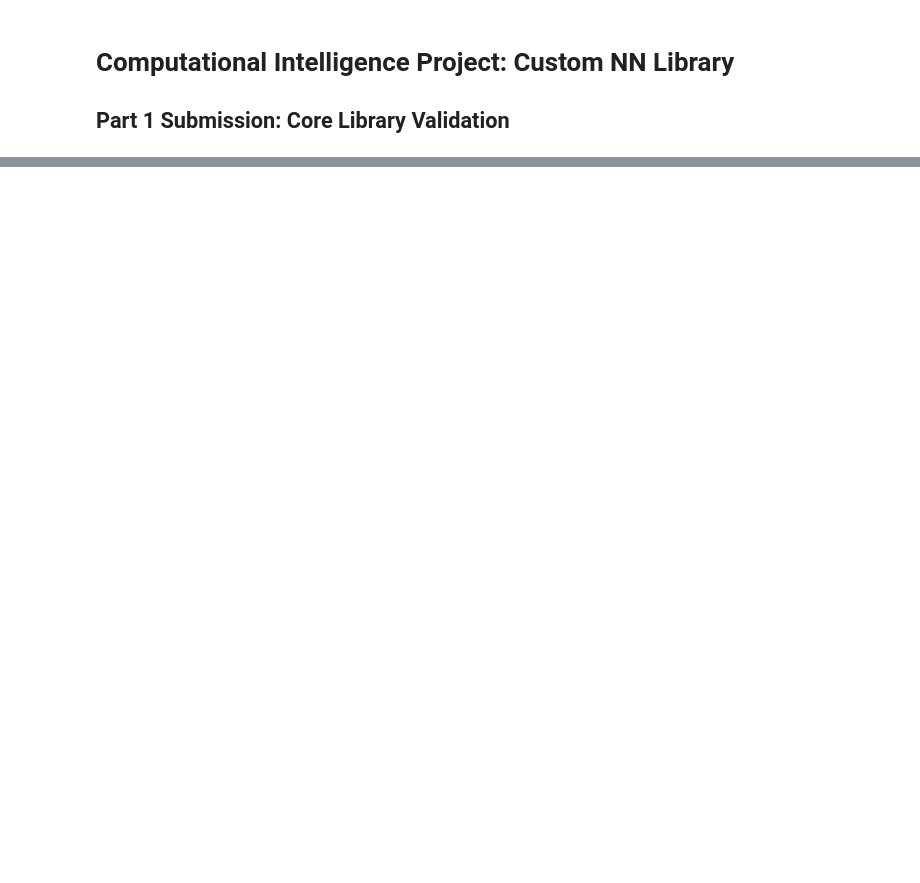
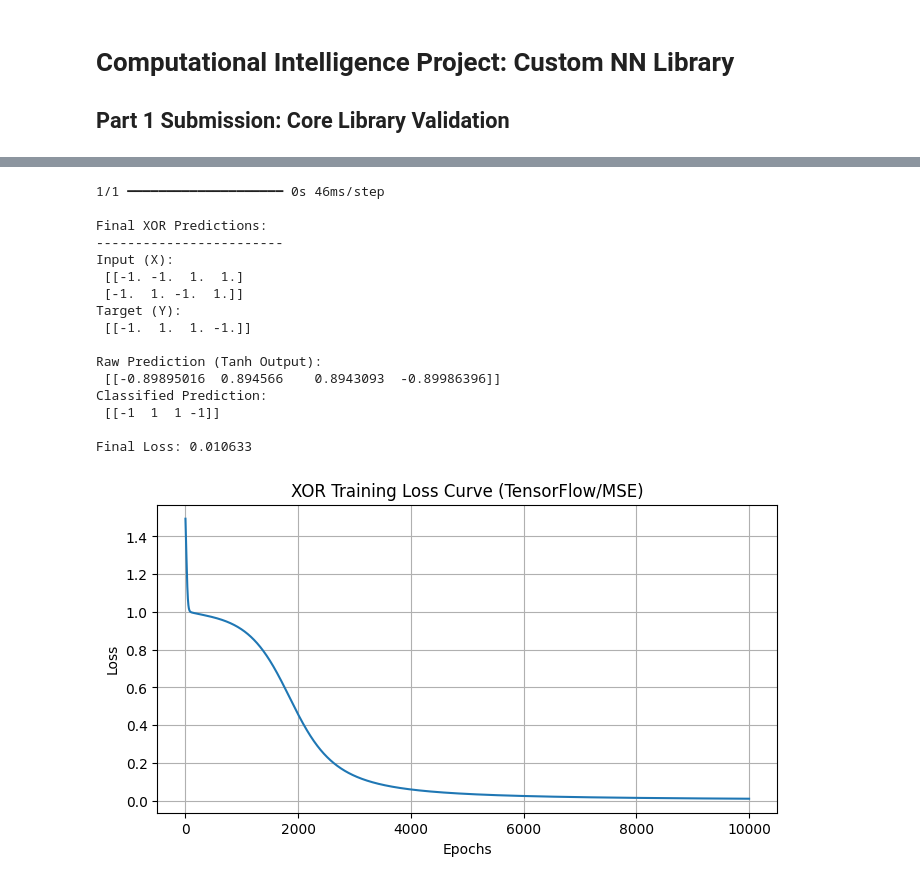
Before and after one commit to nariimannn/CSE473s_MajorTask, a Jupyter notebook: Computational-Intelligence-Project/notebooks/project_demo.ipynb, the cells around one changed output, grey strips where cells are left out. Saved outputs shown, nothing was run; the diff lists cells and outputs as text; code cells hidden in the pictures; blank space fills up the shorter version.

```diff
--- a/Computational-Intelligence-Project/notebooks/project_demo.ipynb
+++ b/Computational-Intelligence-Project/notebooks/project_demo.ipynb
@@ -159,0 +206,69 @@ print("\nConclusion: If the final loss is near zero and classified predictions m
+# %%
+from tensorflow.keras.models import Sequential
+from tensorflow.keras.layers import Dense
+from tensorflow.keras.optimizers import SGD
+##XOR Dataset
+X_xor = np.array([[-1, -1], [-1, 1], [1, -1], [1, 1]], dtype=np.float32)
+Y_xor = np.array([[-1], [1], [1], [-1]], dtype=np.float32)
+
+
+
+
+#network
+model = tf.keras.Sequential([
+    tf.keras.layers.Dense(4, input_dim=2, activation='sigmoid'),
+    tf.keras.layers.Dense(1, activation='tanh')
+])
+
+#Hyperparameters
+LR = 0.01
+EPOCHS = 10000
+
+optimizer = tf.keras.optimizers.SGD(learning_rate=LR)
+model.compile(optimizer=optimizer, loss='mean_squared_error')
+
+
+
+
+
+history = model.fit(X_xor, Y_xor, epochs=EPOCHS, verbose=0)
+loss_history = history.history['loss']
+Y_pred_raw = model.predict(X_xor)
+Y_pred_class = np.where(Y_pred_raw >= 0, 1, -1)
+
+
+# --- Display Results ---
+print("\nFinal XOR Predictions:")
+print("------------------------")
+print("Input (X):\n", X_xor.T)
+print("Target (Y):\n", Y_xor.T)
+print("\nRaw Prediction (Tanh Output):\n", Y_pred_raw.T)
+print("Classified Prediction:\n", Y_pred_class.T)
+print(f"\nFinal Loss: {loss_history[-1]:.6f}")
+
+# --- Plot Loss Curve ---
+plt.figure(figsize=(8,4))
+plt.plot(loss_history)
+plt.title("XOR Training Loss Curve (TensorFlow/MSE)")
+plt.xlabel("Epochs")
+plt.ylabel("Loss")
+plt.grid(True)
+plt.show()
+# %% [output]
+1/1 ━━━━━━━━━━━━━━━━━━━━ 0s 46ms/step
+
+Final XOR Predictions:
+------------------------
+Input (X):
+ [[-1. -1.  1.  1.]
+ [-1.  1. -1.  1.]]
+Target (Y):
+ [[-1.  1.  1. -1.]]
+
+Raw Prediction (Tanh Output):
+ [[-0.89895016  0.894566    0.8943093  -0.89986396]]
+Classified Prediction:
+ [[-1  1  1 -1]]
+
+Final Loss: 0.010633
+[figure, added]
```
Also changed, not shown: parts of 3 cells of this notebook, 4 other files.
